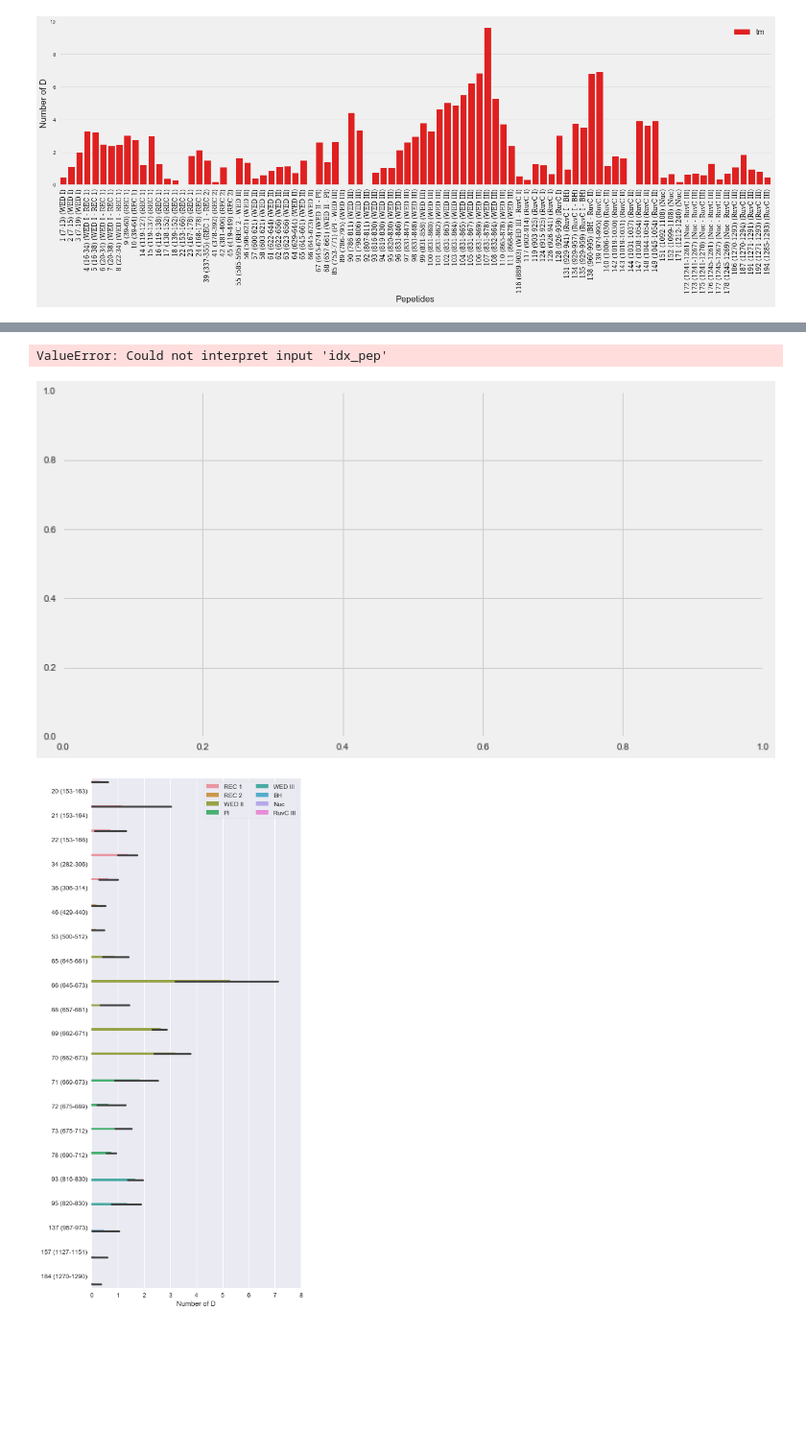
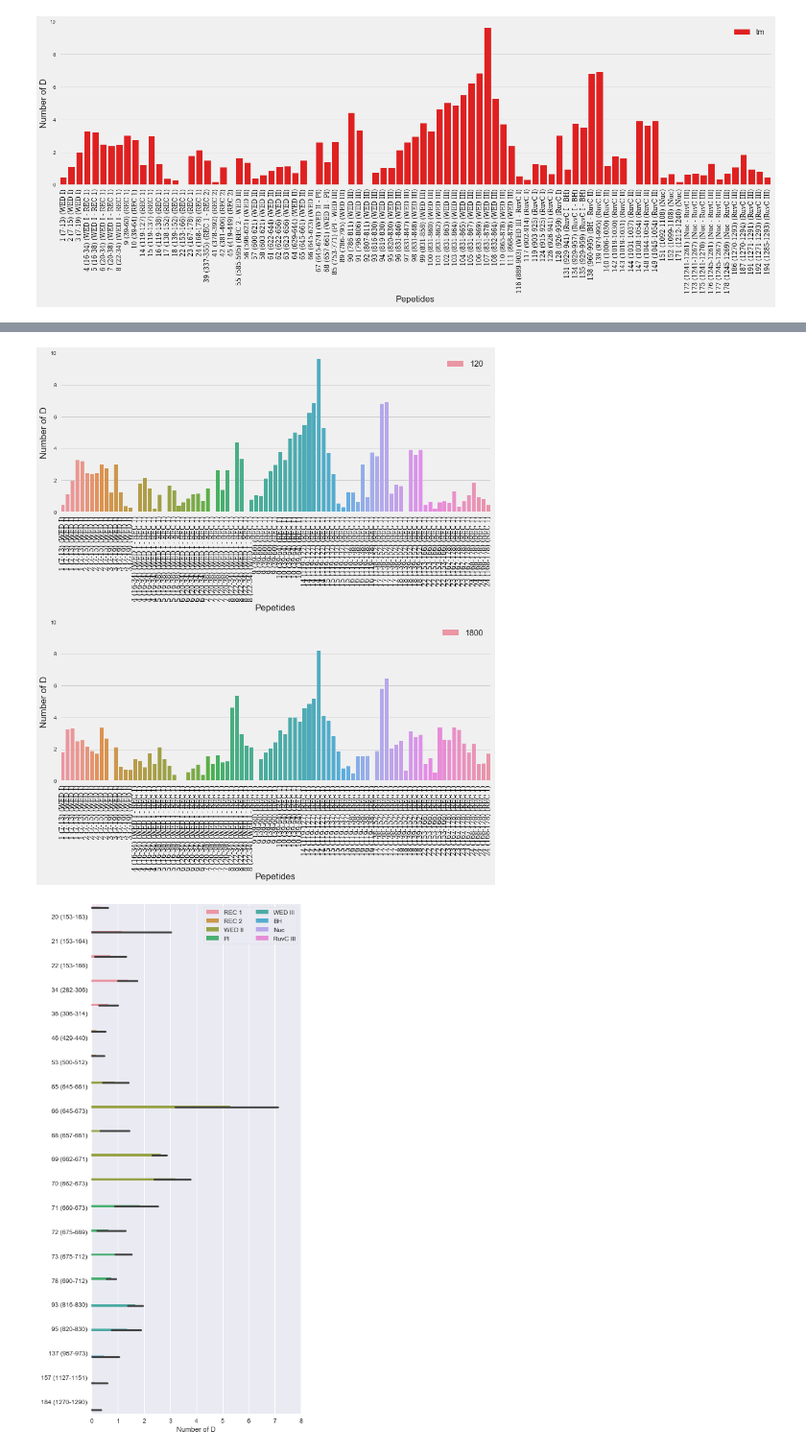
Before and after one commit to zahid1202/Mass-Spec-Data-Plotting, a Jupyter notebook: HDX_CRISPR_Cas12a_plot.ipynb, the cells around one changed output, grey strips where cells are left out. Shown at 96% size. Drawn from its saved outputs; the diff is of its cells as text; code cells hidden in the pictures; blank space fills up the shorter version.

```diff
--- a/HDX_CRISPR_Cas12a_plot.ipynb
+++ b/HDX_CRISPR_Cas12a_plot.ipynb
@@ -947,31 +972,28 @@ plt.tight_layout()
 # %%
 
-def barplots( pep_idx, time = [10,120], dstate=("Apo", "Binary"), plot_style = 'fivethirtyeight' ):
+def barplots( fd, pep_idx, time_points = None, dstate=("Apo", "Binary"), plot_style = 'fivethirtyeight' ):
     """
     This function will plot D uptake for a set of peptides over time.
 
     """
+    data = fd.loc[pep_idx]
+
+    st1, st2 = dstate
+    y = st1 + "_" + st2
+    ystd = st1 + "_" + st2 +"_"+ "std"
+
     plt.style.use(plot_style)
-    plt.figure(figsize =(12,14))
-    axis_num = len(time)
+    plt.figure(figsize =(18,14))
 
-    for idx, tm in enumerate(time):
+    for idx, tm in enumerate(time_points):
+        plt.subplot(len(time_points),1, idx+1)
+        br = sns.barplot(x ="idxdmn", y=y, data =data[data['Deut Time (sec)'] == tm], label = tm)
+        br.legend(loc= "upper right", frameon=False,fontsize=15)
+        br.set(ylim=(0, 10), xlabel="Pepetides", ylabel = "Number of D")
 
-        plt.subplot(len(time),1, idx+1)
-
-        st1, st2 = dstate
-
-        y = st1 + "_" + st2
-        ystd = st1 + "_" + st2 +"_"+ "std"
-        data = df.loc[pep_idx]
-
-        data = data[data['Deut Time (sec)'] == tm]
-
-        pl = sns.barplot(x ="idx_pep", y=y, data, label = tm, color="r", dodge =False)
-        # ax1.set_xticks([])
-
-
-        pl.legend(loc= "upper right", frameon=False,fontsize=15)
-        pl.set(ylim=(0, 10), xlabel="Pepetides")
-
-        pl.set_ylabel("Number of D",fontsize=15)
+        tick_labels=data.idxdmn.tolist()
+        nticks = range(len(data.idxdmn))
+        font = {'family': 'serif','color':  'black', 'weight': 'normal','size': 12}
+        #br.set_xticks(nticks)
+        br.set_xticklabels(tick_labels,rotation=90, fontdict = font, ha ="center")
+    plt.tight_layout()
@@ -980,8 +1000,7 @@ SyntaxError: positional argument follows keyword argument (<ipython-input-42-f4e
 # %%
-barplots(idx, time =[10,120],  dstate=("Apo", "Binary"), plot_style = 'fivethirtyeight' )
+barplots(fd, idx, time_points =[120,1800],  dstate=("Apo", "Binary"), plot_style = 'fivethirtyeight' )
 # %% [output]
-ValueError: Could not interpret input 'idx_pep'
-[figure, old version]
+[figure, new version]
 # %%
 f, ax = plt.subplots(figsize=(6, 15))
 
```
Also changed, not shown: parts of 5 cells of this notebook.
